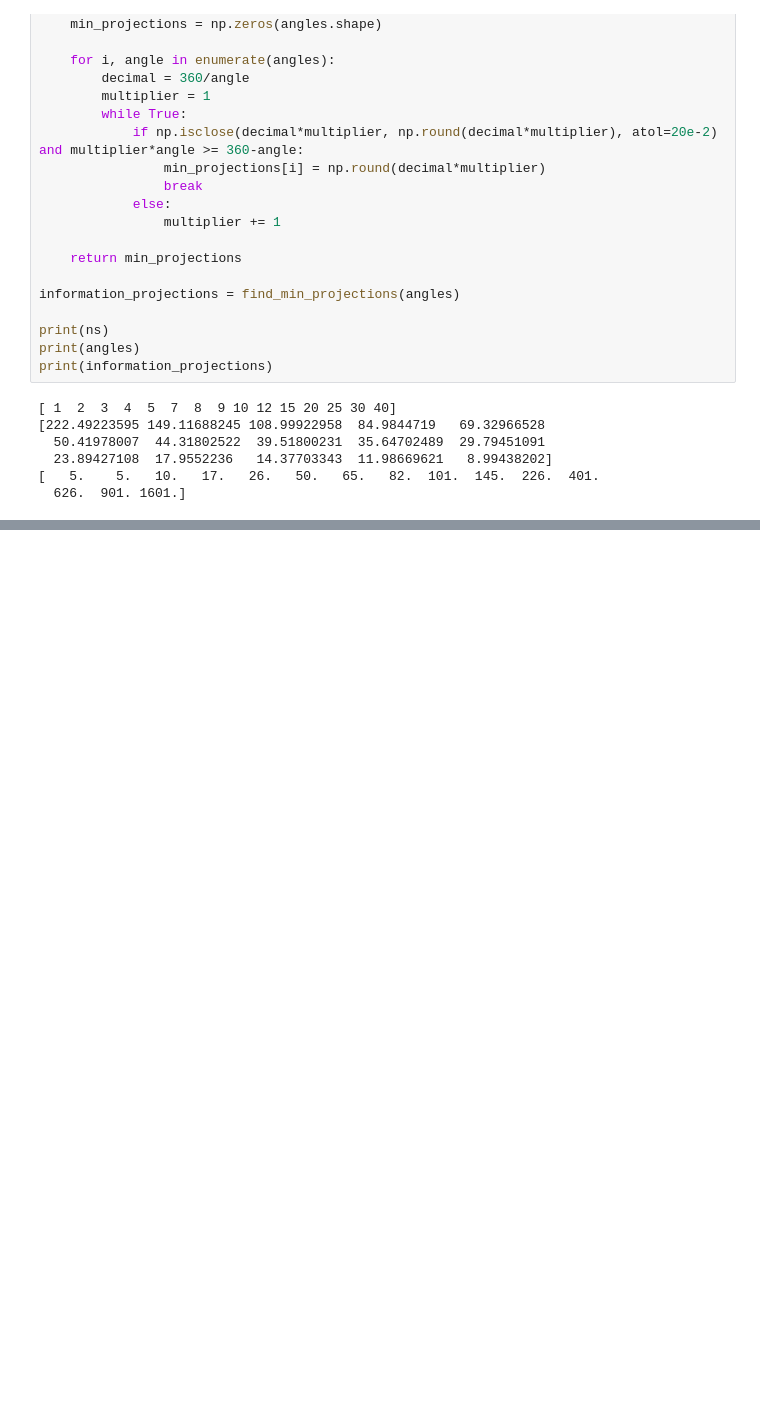
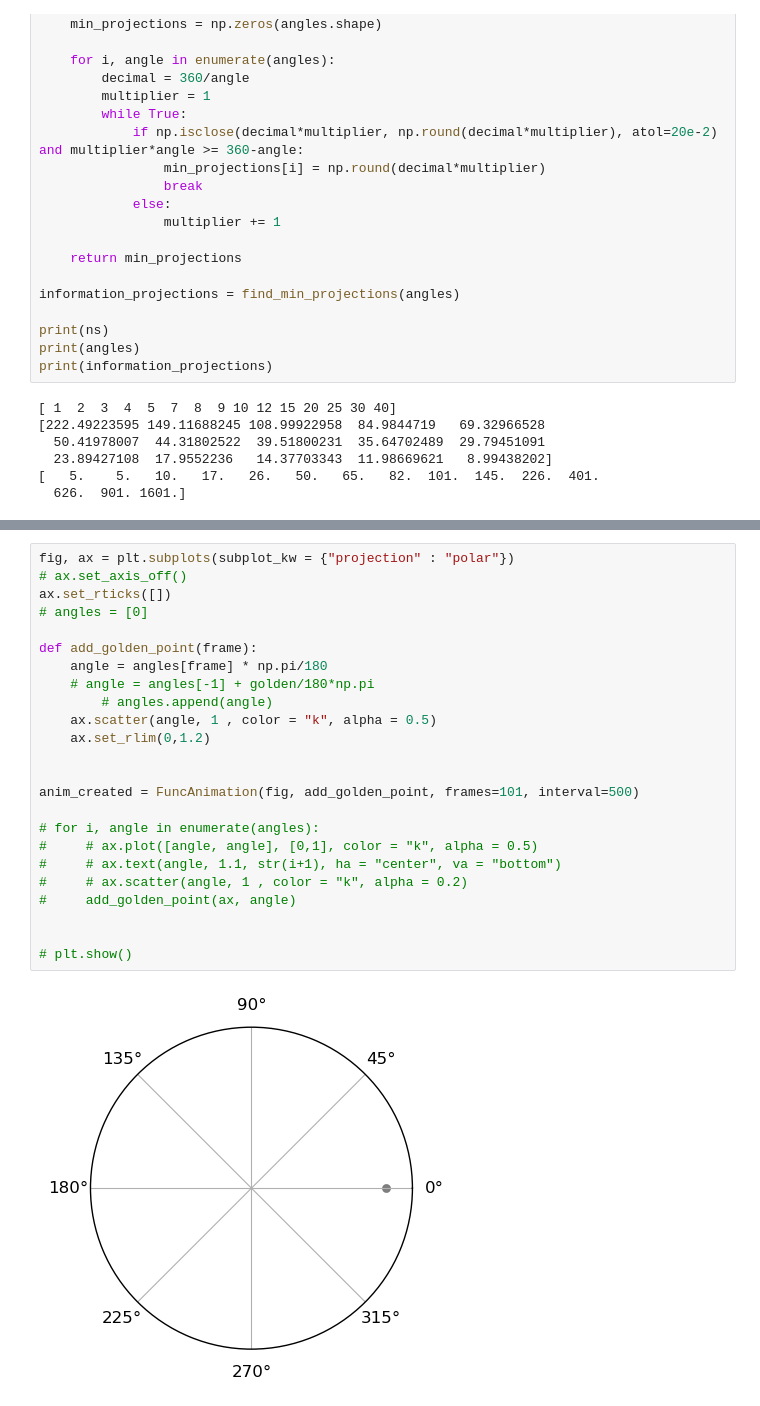
Before and after one commit to RubenDragland/4D_CT, a Jupyter notebook: Golden Angle Analysis/optimisation.ipynb, the cells around one changed output, grey strips where cells are left out. Cells and saved outputs as stored; diff of their text form; blank space fills up the shorter version.

```diff
--- a/Golden Angle Analysis/optimisation.ipynb
+++ b/Golden Angle Analysis/optimisation.ipynb
@@ -323,0 +338,26 @@ Text(0.5, 1.0, 'Reconstruction time 87 projections if possible')
+# %%
+fig, ax = plt.subplots(subplot_kw = {"projection" : "polar"})
+# ax.set_axis_off()
+ax.set_rticks([])
+# angles = [0]
+
+def add_golden_point(frame):
+    angle = angles[frame] * np.pi/180
+    # angle = angles[-1] + golden/180*np.pi
+        # angles.append(angle)
+    ax.scatter(angle, 1 , color = "k", alpha = 0.5)
+    ax.set_rlim(0,1.2)
+
+
+anim_created = FuncAnimation(fig, add_golden_point, frames=101, interval=500)
+
+# for i, angle in enumerate(angles):
+#     # ax.plot([angle, angle], [0,1], color = "k", alpha = 0.5)
+#     # ax.text(angle, 1.1, str(i+1), ha = "center", va = "bottom")
+#     # ax.scatter(angle, 1 , color = "k", alpha = 0.2)
+#     add_golden_point(ax, angle)
+
+
+# plt.show()
+# %% [output]
+[figure, added]
```
Also changed, not shown: parts of 6 cells of this notebook.
